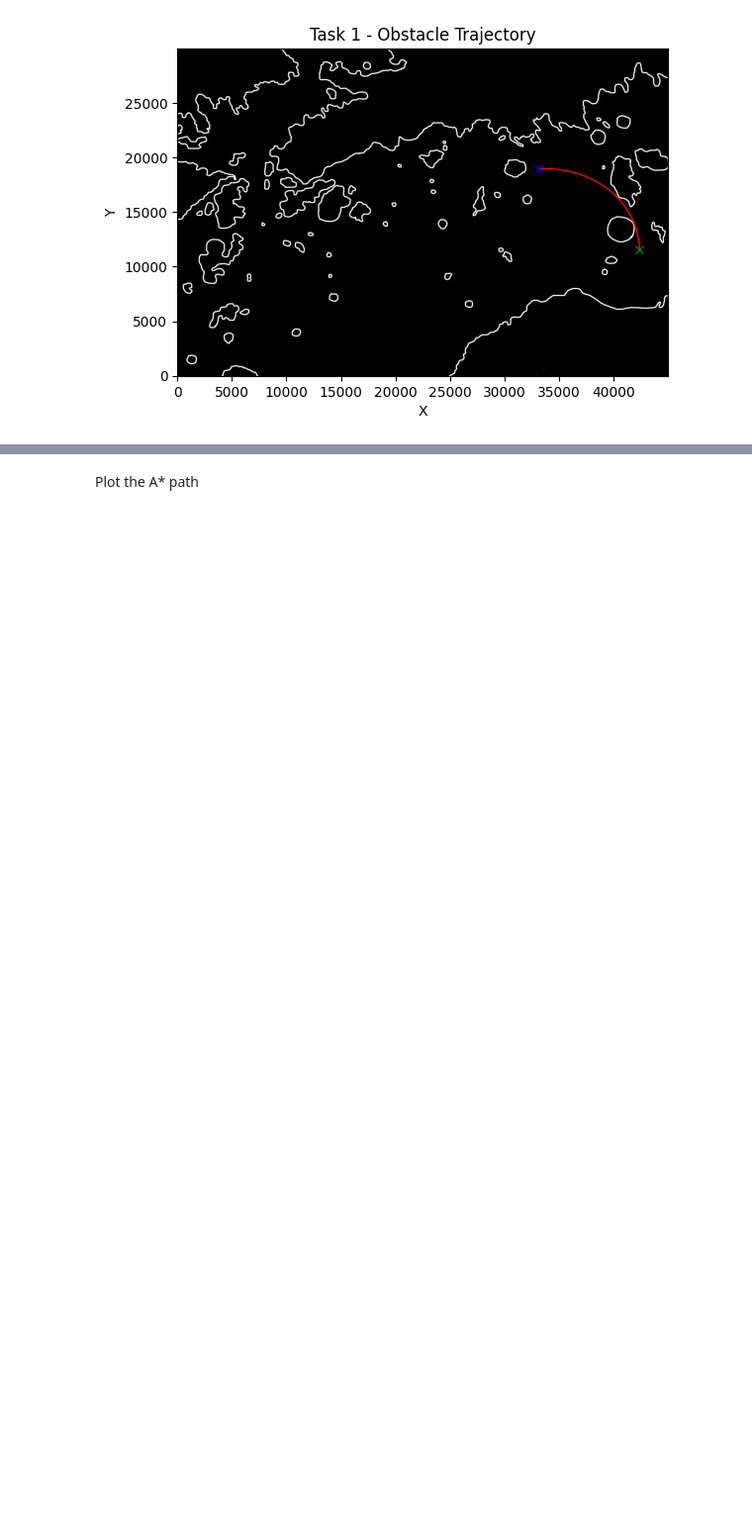
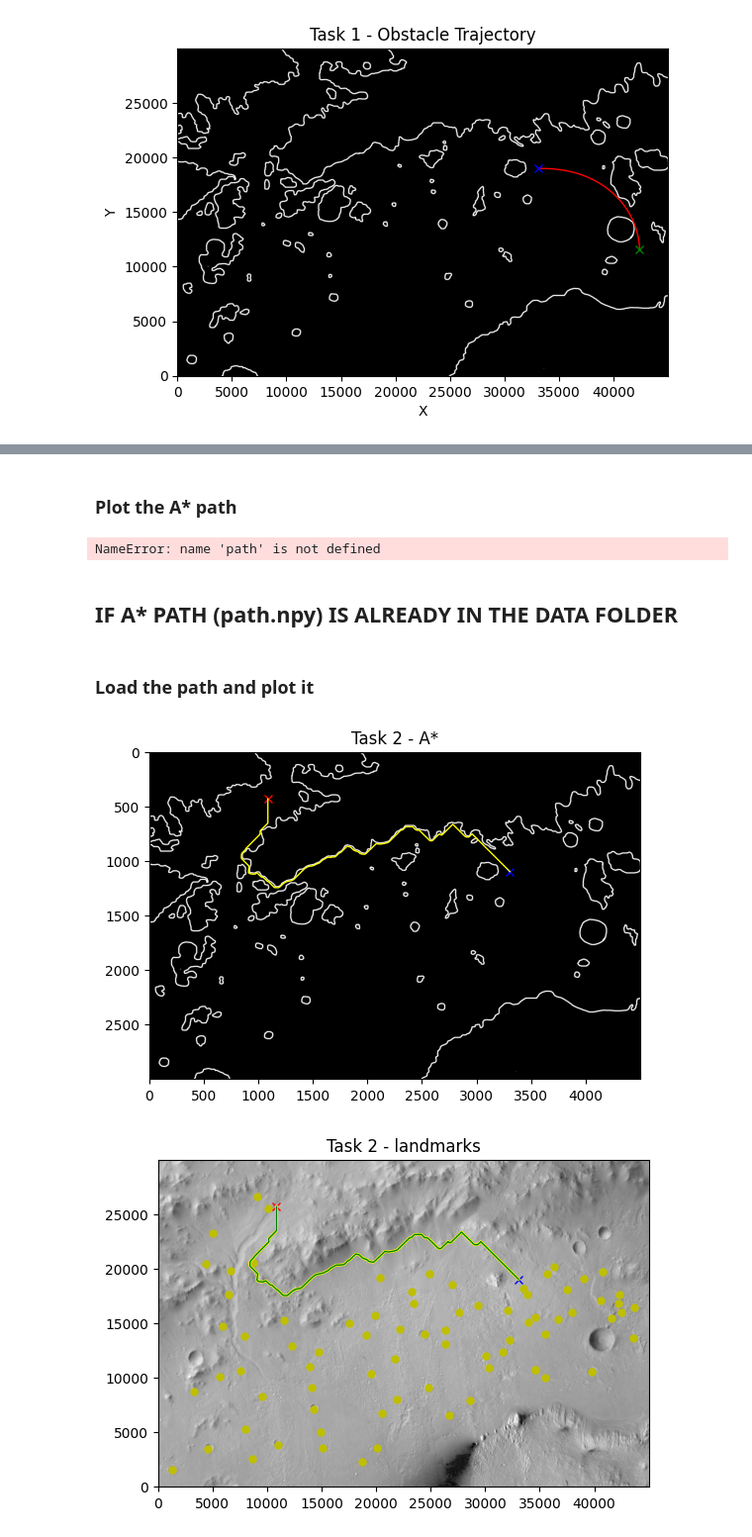
Before and after one commit to SwellPoem/Curiosity_Rover_proj, a Jupyter notebook: main.ipynb, the cells around one changed output, grey strips where cells are left out. Shown at 99% size. Saved outputs shown, nothing was run; the diff lists cells and outputs as text; code cells hidden in the pictures; blank space fills up the shorter version.

```diff
--- a/main.ipynb
+++ b/main.ipynb
@@ -257,7 +255,7 @@ path = A_star_without_reopening(A_star_start, A_star_goal, obstacleMap)
 # convert to matrix
 path = np.array(path)
 # %% [markdown]
-Plot the A* path
+### Plot the A* path
 # %%
 np.save('path.npy', path)
 print('The size of the retrieved path is:', path.size)
@@ -265,9 +263,57 @@ print('The size of the retrieved path is:', path.size)
 plt.figure("Task 2 - Pathfinding")
 plt.title("Task 2 - A* Path")
 plt.imshow(obstacleMap, cmap='gray')
-plt.plot([A_star_start[1]], [A_star_start[0]], 'bx', markersize=6)
-plt.plot([A_star_goal[1]], [A_star_goal[0]], 'rx', markersize=6)
+plt.plot([A_star_start_ind[1]], [A_star_start_ind[0]], 'bx', markersize=6)
+plt.plot([A_star_goal_ind[1]], [A_star_goal_ind[0]], 'rx', markersize=6)
 plt.plot(path[:, 1], path[:, 0], c='yellow', linestyle='-', linewidth=1)
 
 plt.show()
+# %% [output]
+NameError: name 'path' is not defined
+# %% [markdown]
+## IF A* PATH (path.npy) IS ALREADY IN THE DATA FOLDER
+# %% [markdown]
+### Load the path and plot it
+# %%
+data = np.load('Data/path.npy')
+path = np.array(data)
+
+plt.figure("Task 2")
+plt.title("Task 2 - A*")
+plt.imshow(obstacleMap, cmap='gray')
+plt.plot([A_star_start_ind[1]], [A_star_start_ind[0]], 'bx', markersize=6)
+plt.plot([A_star_goal_ind[1]], [A_star_goal_ind[0]], 'rx', markersize=6)
+plt.plot(path[:, 1], path[:, 0], c='yellow', linestyle='-', linewidth=1)
+
+#convert the path from indices to coordinates
+path_coords = [get_point(indices, X, Y, mapRes) for indices in path]
+path_coords = np.array(path_coords)
+
+from scipy.interpolate import make_interp_spline
+
+#array of indices
+indices = np.arange(len(path_coords))
+#5th degree polynomial interpolations
+spl_x = make_interp_spline(indices, path_coords[:, 0], k=5)
+spl_y = make_interp_spline(indices, path_coords[:, 1], k=5)
+#set of indices for the interpolated path
+indices_new = np.linspace(indices.min(), indices.max(), 10000000)
+#the corresponding x and y values
+x_interp = spl_x(indices_new)
+y_interp = spl_y(indices_new)
+
+plt.figure('Task 2 - landmarks')
+plt.title('Task 2 - landmarks')
+plt.imshow(env_map, cmap='gray', extent=(Xvec[0], Xvec[-1], Yvec[-1], Yvec[0]))
+plt.plot(xLM, yLM, 'yo', markersize=5, linewidth=2)
+plt.plot([A_star_start[0]], [A_star_start[1]], 'bx', markersize=6)
+plt.plot([A_star_goal[0]], [A_star_goal[1]], 'rx', markersize=6)
+plt.plot(path_coords[:, 0], path_coords[:, 1], c='yellow', linestyle='-', linewidth=2)
+# Plot the interpolated path
+plt.plot(x_interp, y_interp, c='green', linestyle='-', linewidth=1)
+
+plt.show()
+# %% [output]
+[figure, added]
+[figure, added]
 # %% [markdown]
```
Also changed, not shown: parts of 30 cells of this notebook, 3 other files.
